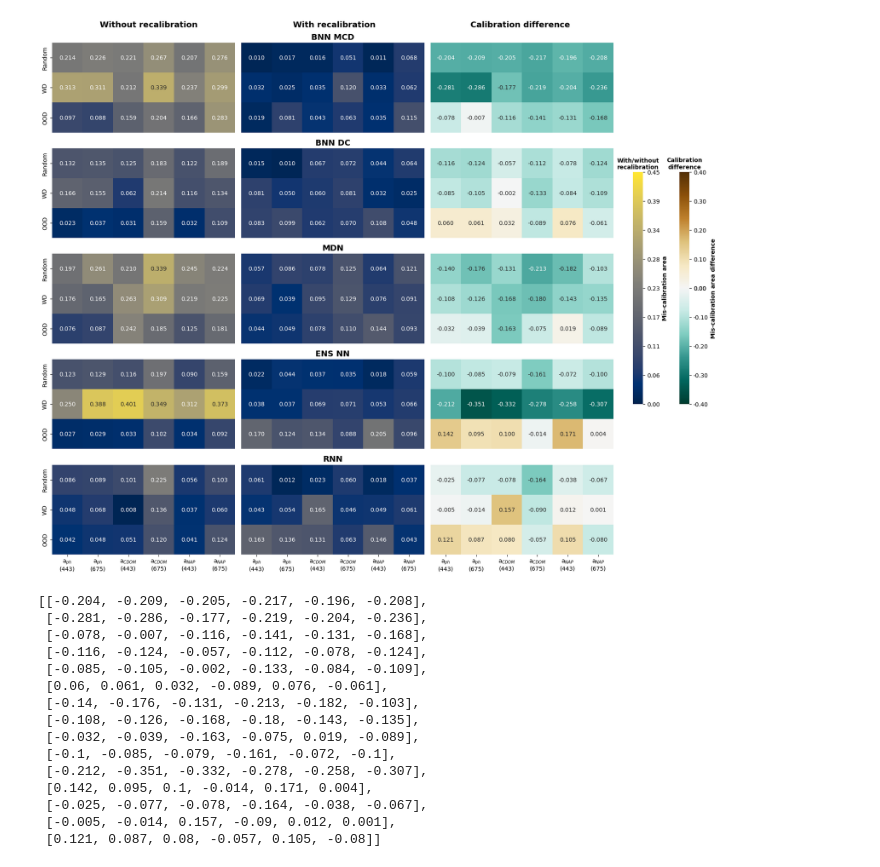
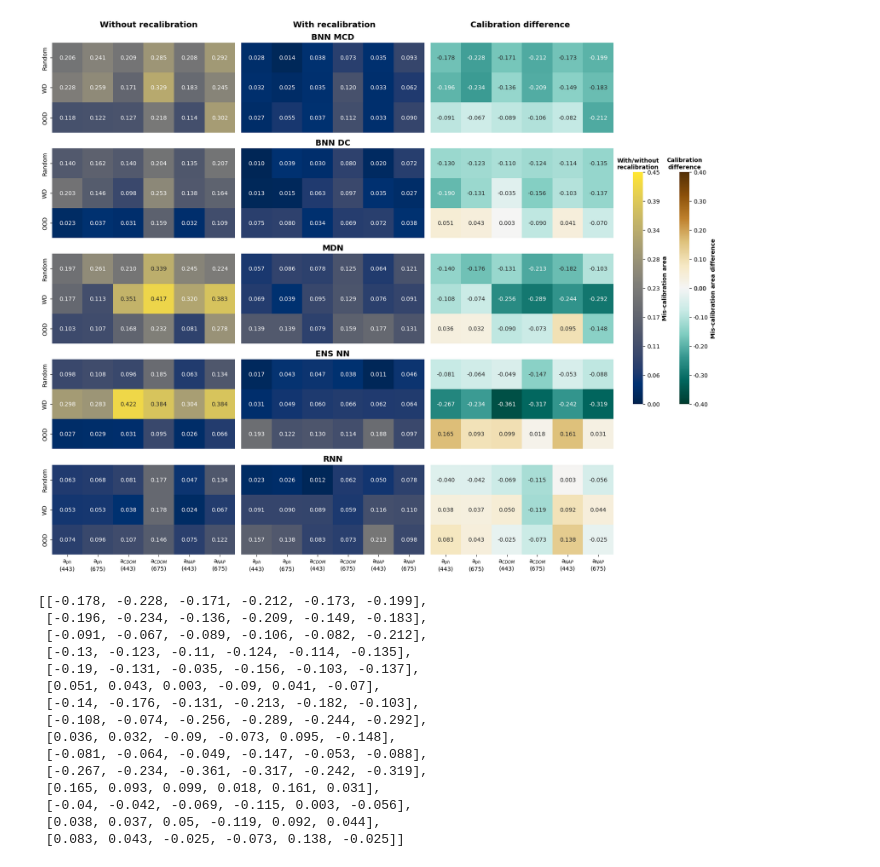
Before and after one commit to mowerther/iop_nns, a Jupyter notebook: miscalibration_heatmaps.ipynb, the cells around one changed output. Saved outputs shown, nothing was run; the diff lists cells and outputs as text; code cells hidden in the pictures.

```diff
--- a/miscalibration_heatmaps.ipynb
+++ b/miscalibration_heatmaps.ipynb
@@ -20,36 +20,6 @@ model_file_mapping = {
     'RNN': 'rnn'
 }
 
-# def get_median_model_ma(file_path):
-#     try:
-#         df = pd.read_csv(file_path)
-#         if 'model' not in df.columns or 'MdSA' not in df.columns:
-#             print(f"Required columns not found in {file_path}")
-#             return [np.nan] * len(variables)
-
-#         # group by model and get the median MdSA
-#         median_mdsa = df.groupby('model')['MdSA'].median().sort_values()
-#         if len(median_mdsa) == 0:
-#             print(f"No valid data found in {file_path}")
-#             return [np.nan] * len(variables)
-
-#         median_model = median_mdsa.index[len(median_mdsa) // 2]  # get the middle model
-#         median_model_data = df[df['model'] == median_model]
-
-#         # get MA values for each variable
-#         ma_values = []
-#         for var in variables:
-#             var_data = median_model_data[median_model_data['variable'] == var]
-#             if len(var_data) > 0:
-#                 ma_values.append(var_data['MA'].iloc[0])
-#             else:
-#                 ma_values.append(np.nan)
-#         return ma_values
-
-#     except Exception as e:
-#         print(f"Error processing {file_path}: {str(e)}")
-#         return [np.nan] * len(variables)
-
 def get_median_model_ma(file_path):
     try:
         df = pd.read_csv(file_path)
@@ -62,7 +32,7 @@ def get_median_model_ma(file_path):
         df_443 = df[df['variable'].isin(vars_443)]
 
         # calculate the median MdSA across the 443 nm variables for each model
-        median_mdsa_443 = df_443.groupby('model')['MdSA'].median().sort_values()
+        median_mdsa_443 = df_443.groupby('model')['MdSA'].sum().sort_values()
 
         if len(median_mdsa_443) == 0:
             print(f"No valid data found in {file_path}")
@@ -159,35 +129,35 @@ for i, model in enumerate(models):
         for j in range(3):
             axs[i, j].set_xticklabels([])
 
     if i == 4:  # x-axis labels just for the last row
         for j in range(3):
             axs[i, j].set_xticks(np.arange(len(variables)) + 0.5)
             axs[i, j].set_xticklabels(variables_formatted)
 
     # model title to the middle column of each row
     axs[i, 1].set_title(display_name, fontsize=14, fontweight='bold')
 
 # adjustments colorbar ticks and labels
 cbar_before_after.set_ylabel('Mis-calibration area', fontsize=10, fontweight='bold')
 cbar_before_after.set_title('With/without\nrecalibration', fontsize=10, fontweight='bold')
 cbar_before_after.yaxis.set_ticks(ticks_before_after)
 cbar_before_after.yaxis.set_ticklabels([f'{x:.2f}' for x in ticks_before_after])
 
 cbar_change.set_ylabel('Mis-calibration area difference', fontsize=10, fontweight='bold')
 cbar_change.set_title('Calibration\ndifference', fontsize=10, fontweight='bold')
 cbar_change.yaxis.set_ticks(ticks_change)
 cbar_change.yaxis.set_ticklabels([f'{x:.2f}' for x in ticks_change])
 
 # titles for the three columns
 fig.text(0.17, 0.95, 'Without recalibration', ha='center', fontsize=14, fontweight='bold')
 fig.text(0.45, 0.95, 'With recalibration', ha='center', fontsize=14, fontweight='bold')
 fig.text(0.73, 0.95, 'Calibration difference', ha='center', fontsize=14, fontweight='bold')
 
 plt.tight_layout(rect=[0, 0, 0.88, 0.95])
-#plt.savefig('C:/SwitchDrive/Data/Plots/miscalibration_s1-3.pdf',dpi=300,bbox_inches='tight')
+plt.savefig('C:/SwitchDrive/Data/Plots/miscalibration_s1-3.pdf',dpi=300,bbox_inches='tight')
 plt.show()
 # %% [output]
-[figure, old version]
+[figure, new version]
 # %%
 # get the heatmap data for stats analysis
 
@@ -198,21 +168,21 @@ rounded_2d_array = np.round(flattened_2d_array, 3)
 # display the result - copy and use as the heatmap data; hardcoded
 rounded_2d_array.tolist()
 # %% [output]
-[[-0.204, -0.209, -0.205, -0.217, -0.196, -0.208],
- [-0.281, -0.286, -0.177, -0.219, -0.204, -0.236],
- [-0.078, -0.007, -0.116, -0.141, -0.131, -0.168],
- [-0.116, -0.124, -0.057, -0.112, -0.078, -0.124],
- [-0.085, -0.105, -0.002, -0.133, -0.084, -0.109],
- [0.06, 0.061, 0.032, -0.089, 0.076, -0.061],
+[[-0.178, -0.228, -0.171, -0.212, -0.173, -0.199],
+ [-0.196, -0.234, -0.136, -0.209, -0.149, -0.183],
+ [-0.091, -0.067, -0.089, -0.106, -0.082, -0.212],
+ [-0.13, -0.123, -0.11, -0.124, -0.114, -0.135],
+ [-0.19, -0.131, -0.035, -0.156, -0.103, -0.137],
+ [0.051, 0.043, 0.003, -0.09, 0.041, -0.07],
  [-0.14, -0.176, -0.131, -0.213, -0.182, -0.103],
- [-0.108, -0.126, -0.168, -0.18, -0.143, -0.135],
- [-0.032, -0.039, -0.163, -0.075, 0.019, -0.089],
- [-0.1, -0.085, -0.079, -0.161, -0.072, -0.1],
- [-0.212, -0.351, -0.332, -0.278, -0.258, -0.307],
- [0.142, 0.095, 0.1, -0.014, 0.171, 0.004],
- [-0.025, -0.077, -0.078, -0.164, -0.038, -0.067],
- [-0.005, -0.014, 0.157, -0.09, 0.012, 0.001],
- [0.121, 0.087, 0.08, -0.057, 0.105, -0.08]]
+ [-0.108, -0.074, -0.256, -0.289, -0.244, -0.292],
+ [0.036, 0.032, -0.09, -0.073, 0.095, -0.148],
+ [-0.081, -0.064, -0.049, -0.147, -0.053, -0.088],
+ [-0.267, -0.234, -0.361, -0.317, -0.242, -0.319],
+ [0.165, 0.093, 0.099, 0.018, 0.161, 0.031],
+ [-0.04, -0.042, -0.069, -0.115, 0.003, -0.056],
+ [0.038, 0.037, 0.05, -0.119, 0.092, 0.044],
+ [0.083, 0.043, -0.025, -0.073, 0.138, -0.025]]
 # %%
 ### Adjusted for PRISMA
 # %%
```
Also changed, not shown: parts of 5 cells of this notebook.
